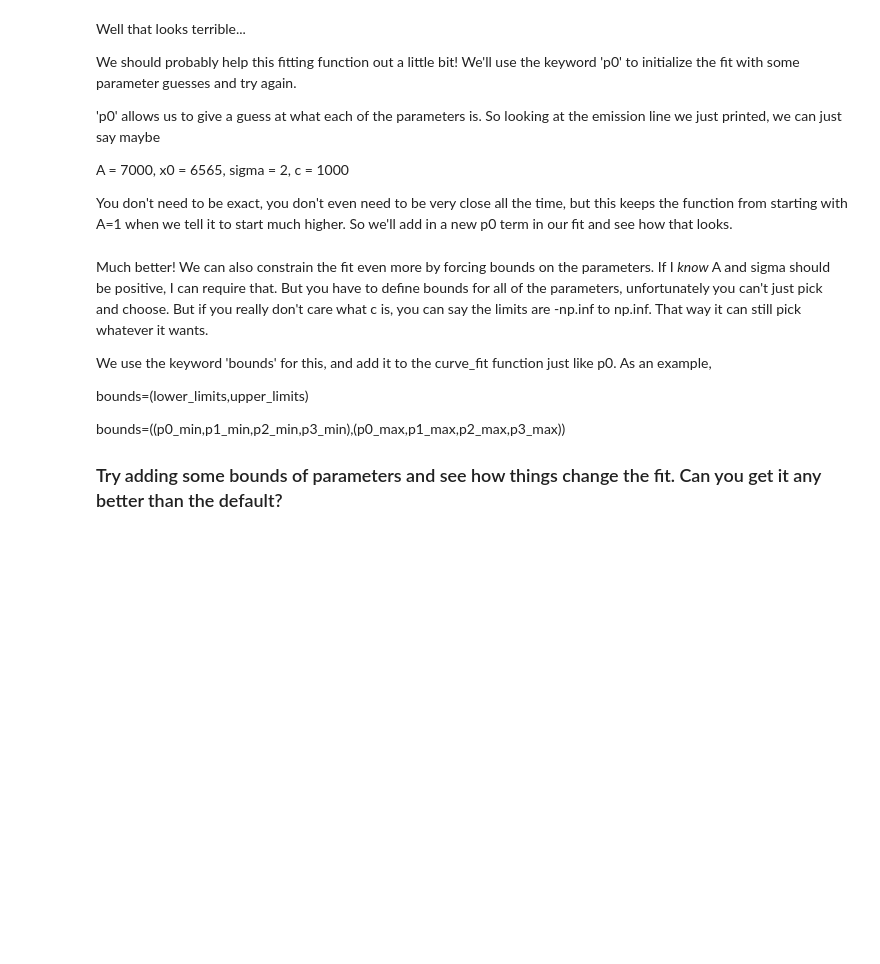
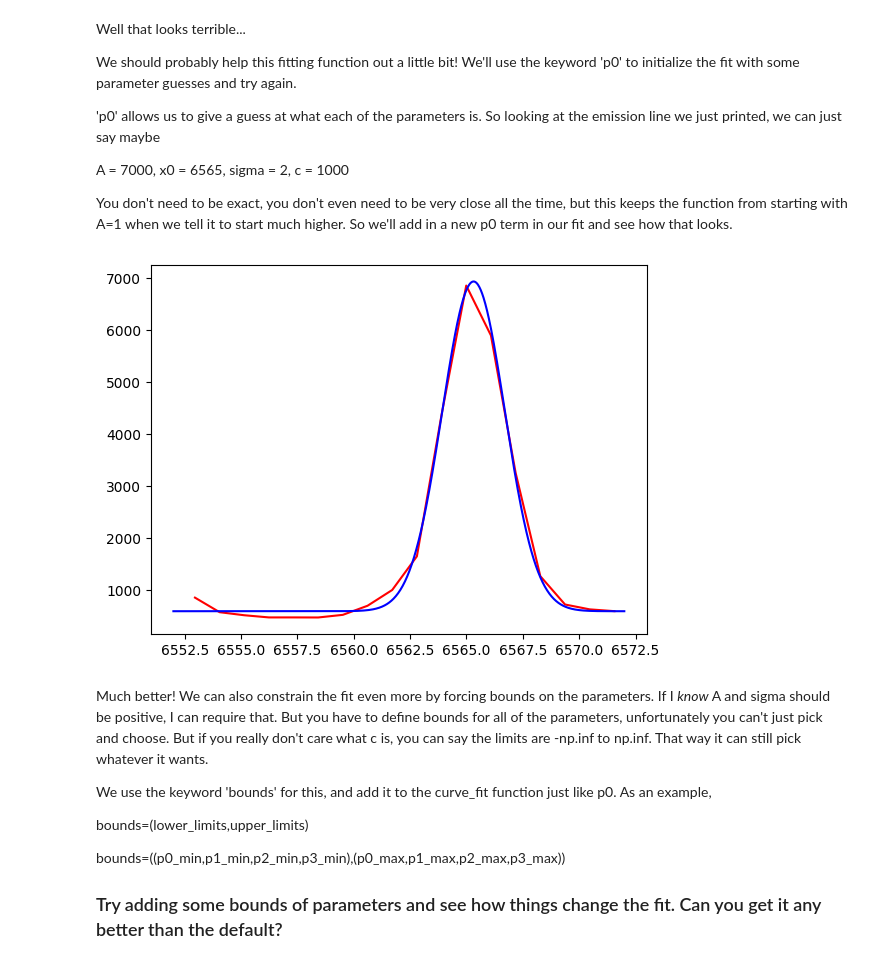
Before and after one commit to myasmedley/HII-Regions-in-NGC-253---Polaris-2026, a Jupyter notebook: PlottingEmissionLines.ipynb, the cells around one changed output. Drawn from its saved outputs; the diff is of its cells as text; code cells hidden in the pictures; blank space fills up the shorter version.

Commit message:
finished for loop code & made plot

```diff
--- a/PlottingEmissionLines.ipynb
+++ b/PlottingEmissionLines.ipynb
@@ -322,11 +323,13 @@ You don't need to be exact, you don't even need to be very close all the time, b
 # %%
 # Fit the H-alpha emission line for Region 1
 from scipy.optimize import curve_fit
-ha_index=__
+ha_index=(wave_rest<6572)&(wave_rest>6552)
 popt_ha_1,pcov_ha_1=curve_fit(gaussian,wave_rest[ha_index],flux[region1][ha_index],p0=[7000,6562,3,1000])
-plt.plot(__)
-plt.plot(__)
+plt.plot(wave_rest[ha_index],flux[region1][ha_index],color='r')
+plt.plot(np.linspace(6552,6572,1000),gaussian(np.linspace(6552,6572,1000),*popt_ha_1),color='b')
 plt.show()
+# %% [output]
+[figure, added]
 # %% [markdown]
 Much better! We can also constrain the fit even more by forcing bounds on the parameters. If I _know_ A and sigma should be positive, I can require that. But you have to define bounds for all of the parameters, unfortunately you can't just pick and choose. But if you really don't care what c is, you can say the limits are -np.inf to np.inf. That way it can still pick whatever it wants.
 
```
Also changed, not shown: parts of 6 cells of this notebook, 1 other file.
